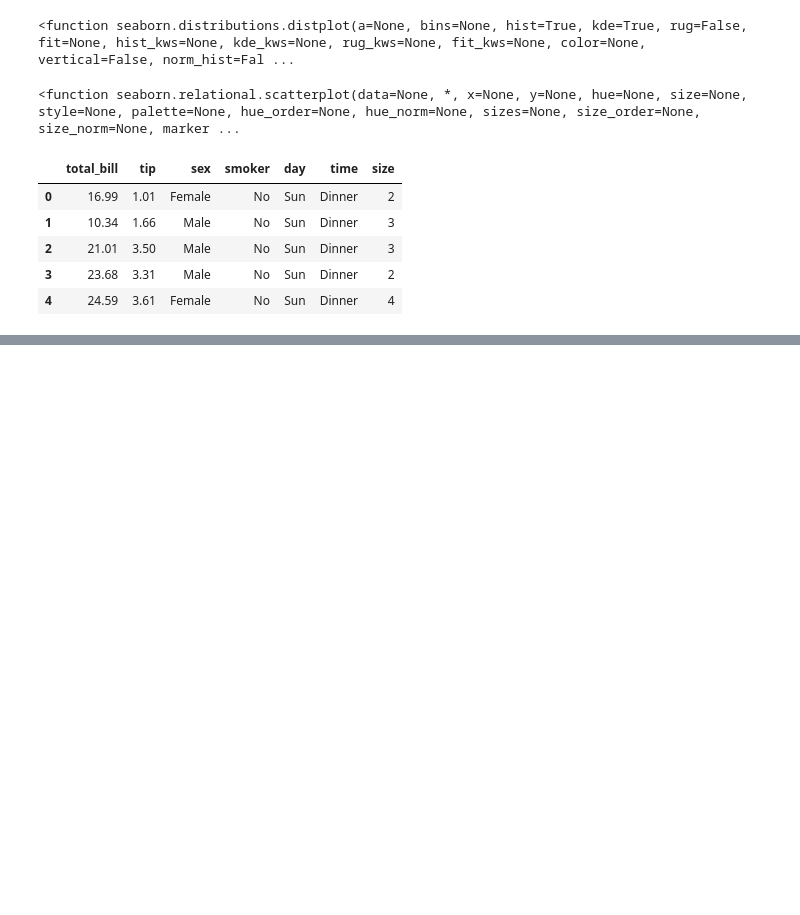
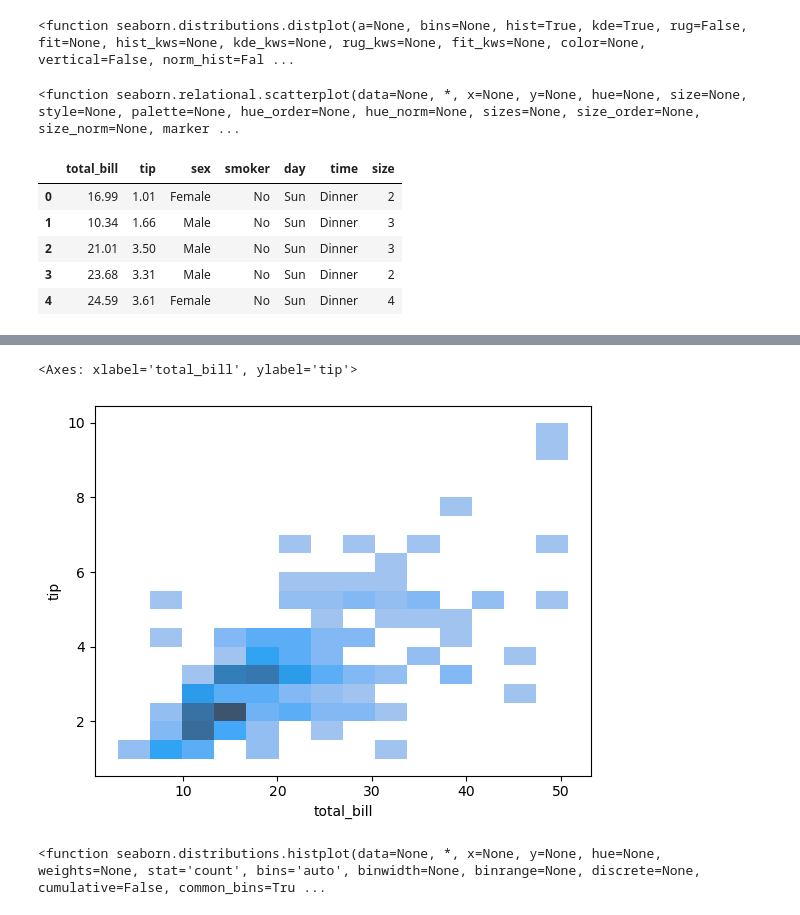
Before and after one commit to layla-focalors/pandas_learning, a Jupyter notebook: Ptest-1N19/Day2.ipynb, the cells around one changed output, grey strips where cells are left out. Saved outputs shown, nothing was run; the diff lists cells and outputs as text; code cells hidden in the pictures; blank space fills up the shorter version.

```diff
--- a/Ptest-1N19/Day2.ipynb
+++ b/Ptest-1N19/Day2.ipynb
@@ -1194,0 +1195,9 @@ sns.stripplot(df['total_bill'])
+# %%
+sns.histplot(x='total_bill', y='tip', data=df)
+# %% [output]
+<Axes: xlabel='total_bill', ylabel='tip'>
+[figure, added]
+# %%
+sns.histplot
+# %% [output]
+<function seaborn.distributions.histplot(data=None, *, x=None, y=None, hue=None, weights=None, stat='count', bins='auto', binwidth=None, binrange=None, discrete=None, cumulative=False, common_bins=Tru ...
```
Also changed, not shown: parts of 114 cells of this notebook.
